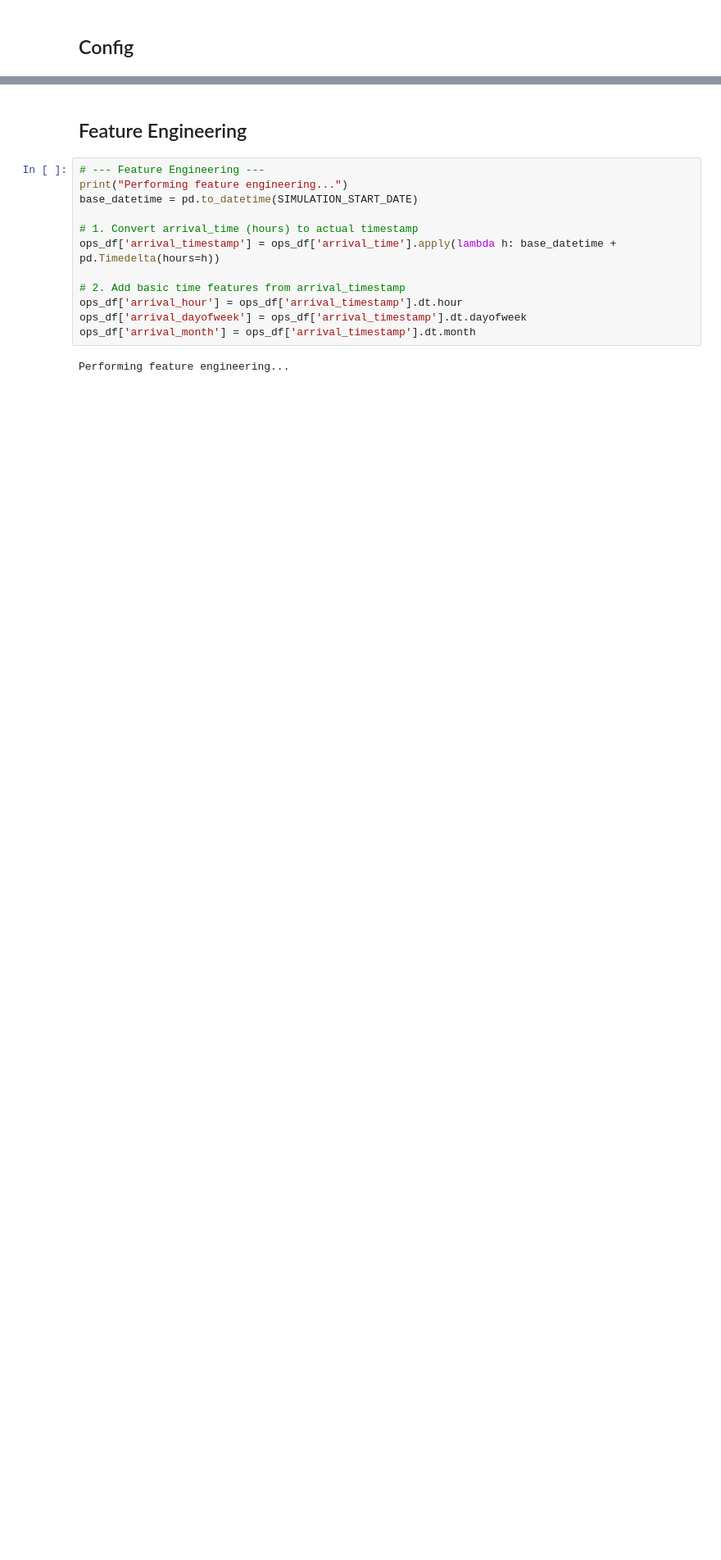
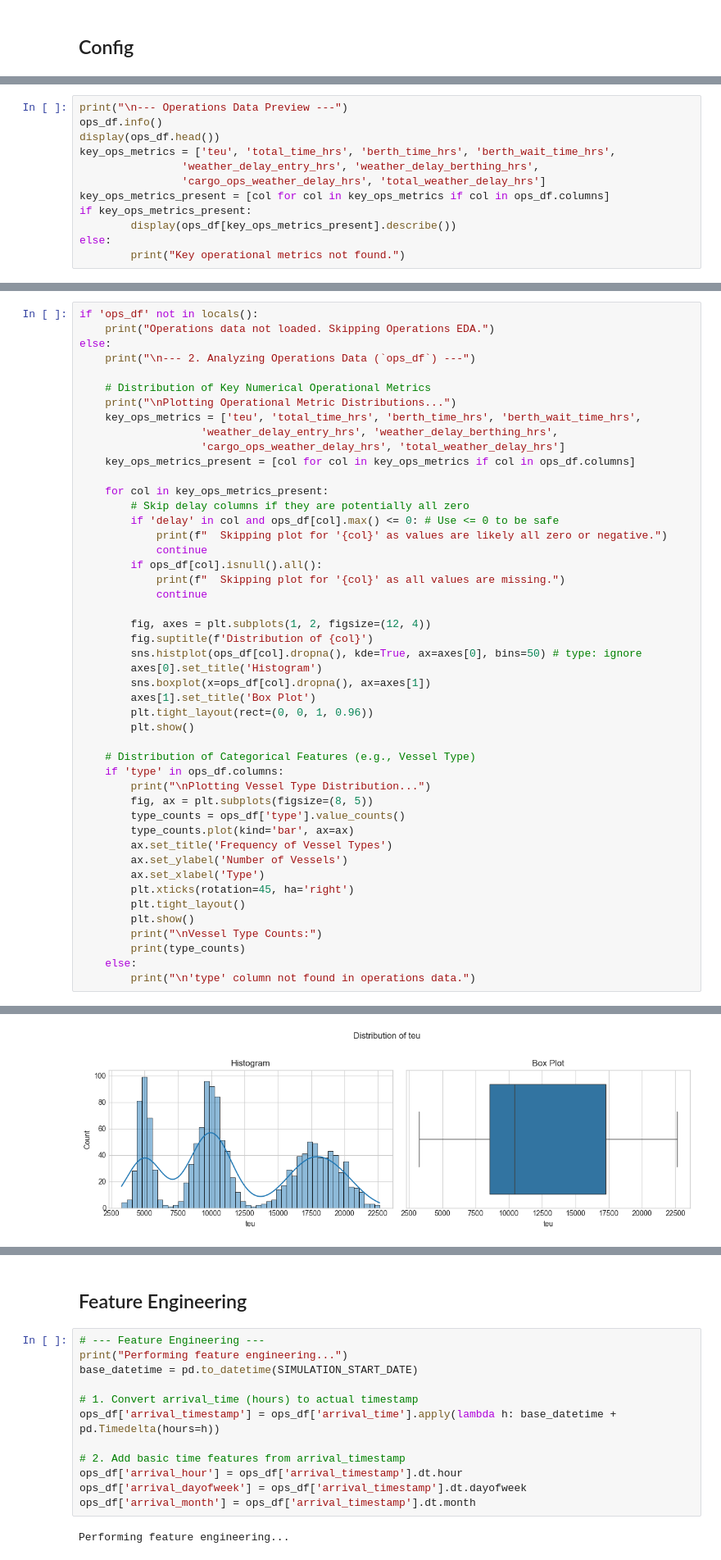
Before and after one commit to MatricalDefunkt/pbl2-ship-delay, a Jupyter notebook: train_models.ipynb, the cells around one changed output, grey strips where cells are left out. Shown at 82% size. Cells and saved outputs as stored; diff of their text form; blank space fills up the shorter version.

```diff
--- a/train_models.ipynb
+++ b/train_models.ipynb
@@ -53,0 +93,12 @@ Loaded 2137 weather records and 1453 operations records.
+# %%
+print("\n--- Operations Data Preview ---")
+ops_df.info()
+display(ops_df.head())
+key_ops_metrics = ['teu', 'total_time_hrs', 'berth_time_hrs', 'berth_wait_time_hrs',
+                'weather_delay_entry_hrs', 'weather_delay_berthing_hrs',
+                'cargo_ops_weather_delay_hrs', 'total_weather_delay_hrs']
+key_ops_metrics_present = [col for col in key_ops_metrics if col in ops_df.columns]
+if key_ops_metrics_present:
+        display(ops_df[key_ops_metrics_present].describe())
+else:
+        print("Key operational metrics not found.")
@@ -53,0 +261,48 @@ Loaded 2137 weather records and 1453 operations records.
+# %%
+if 'ops_df' not in locals():
+    print("Operations data not loaded. Skipping Operations EDA.")
+else:
+    print("\n--- 2. Analyzing Operations Data (`ops_df`) ---")
+
+    # Distribution of Key Numerical Operational Metrics
+    print("\nPlotting Operational Metric Distributions...")
+    key_ops_metrics = ['teu', 'total_time_hrs', 'berth_time_hrs', 'berth_wait_time_hrs',
+                   'weather_delay_entry_hrs', 'weather_delay_berthing_hrs',
+                   'cargo_ops_weather_delay_hrs', 'total_weather_delay_hrs']
+    key_ops_metrics_present = [col for col in key_ops_metrics if col in ops_df.columns]
+
+    for col in key_ops_metrics_present:
+        # Skip delay columns if they are potentially all zero
+        if 'delay' in col and ops_df[col].max() <= 0: # Use <= 0 to be safe
+            print(f"  Skipping plot for '{col}' as values are likely all zero or negative.")
+            continue
+        if ops_df[col].isnull().all():
+            print(f"  Skipping plot for '{col}' as all values are missing.")
+            continue
+
+        fig, axes = plt.subplots(1, 2, figsize=(12, 4))
+        fig.suptitle(f'Distribution of {col}')
+        sns.histplot(ops_df[col].dropna(), kde=True, ax=axes[0], bins=50) # type: ignore
+        axes[0].set_title('Histogram')
+        sns.boxplot(x=ops_df[col].dropna(), ax=axes[1])
+        axes[1].set_title('Box Plot')
+        plt.tight_layout(rect=(0, 0, 1, 0.96))
+        plt.show()
+
+    # Distribution of Categorical Features (e.g., Vessel Type)
+    if 'type' in ops_df.columns:
+        print("\nPlotting Vessel Type Distribution...")
+        fig, ax = plt.subplots(figsize=(8, 5))
+        type_counts = ops_df['type'].value_counts()
+        type_counts.plot(kind='bar', ax=ax)
+        ax.set_title('Frequency of Vessel Types')
+        ax.set_ylabel('Number of Vessels')
+        ax.set_xlabel('Type')
+        plt.xticks(rotation=45, ha='right')
+        plt.tight_layout()
+        plt.show()
+        print("\nVessel Type Counts:")
+        print(type_counts)
+    else:
+        print("\n'type' column not found in operations data.")
+# %% [output]
@@ -53,0 +312 @@ Loaded 2137 weather records and 1453 operations records.
+[figure, added]
```
Also changed, not shown: parts of 21 cells of this notebook, 1 other file.
